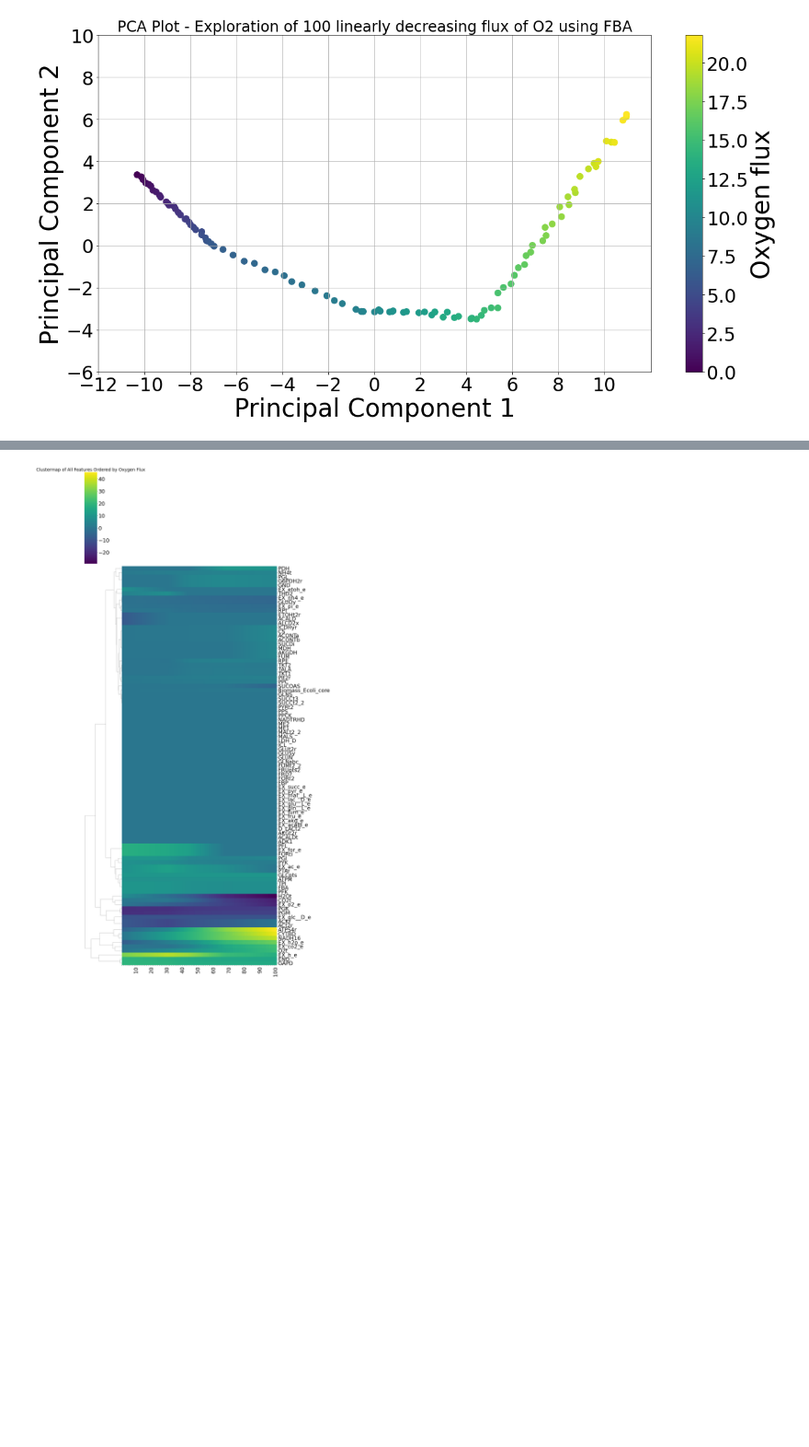
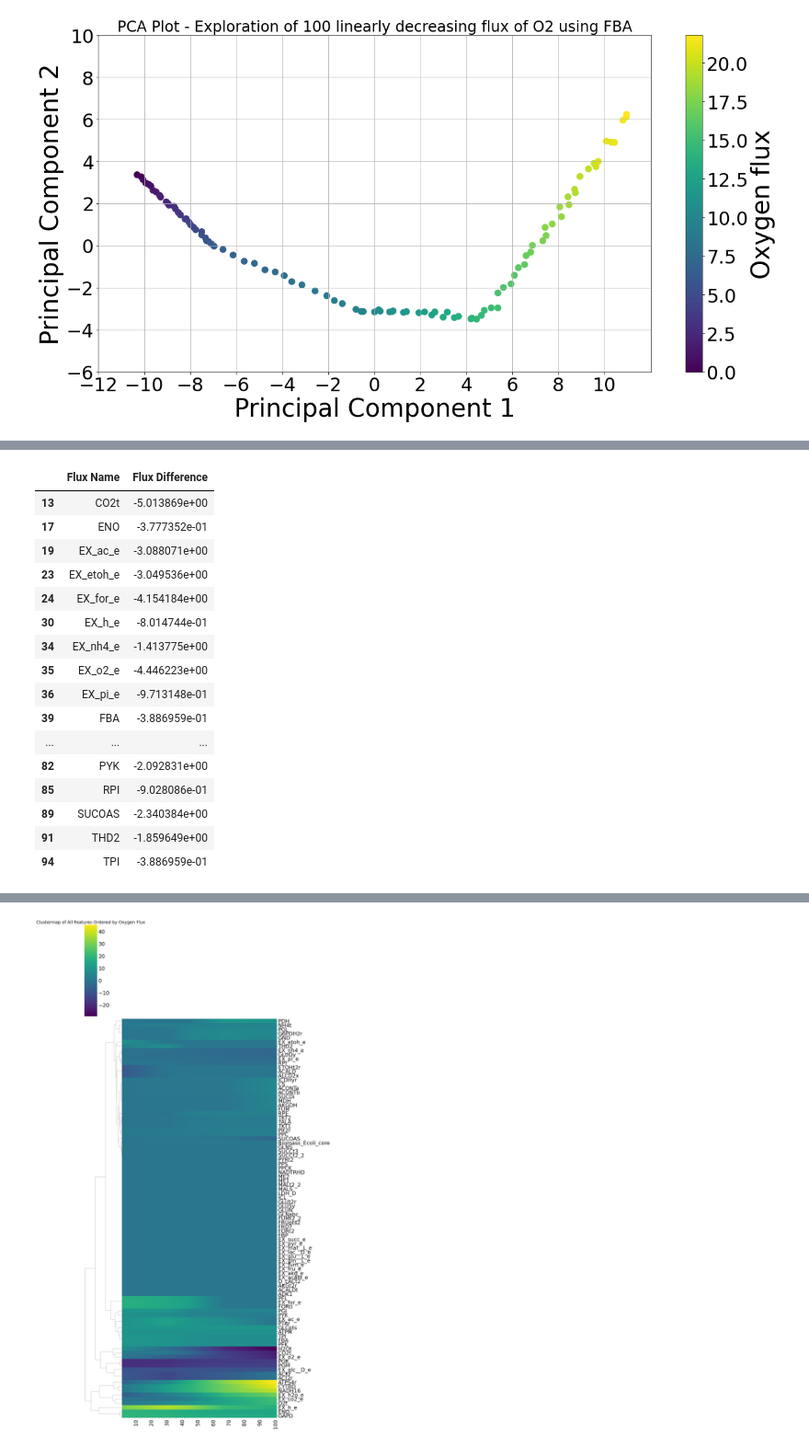
Before and after one commit to jaydeerafael/Metabolic-Trajectory-Inference, a Jupyter notebook: Metabolic_Trajectory.ipynb, the cells around one changed output, grey strips where cells are left out. Shown: that part at 92% size. Cells and saved outputs as stored; diff of their text form; code cells hidden in the pictures; blank space fills up the shorter version.

```diff
--- a/Metabolic_Trajectory.ipynb
+++ b/Metabolic_Trajectory.ipynb
@@ -193,3 +262,23 @@ matplotlib.pyplot.show()
+# %%
+negative_fluxes
+# %% [output]
+|  | Flux Name | Flux Difference |
+| 13 | CO2t | -5.013869e+00 |
+| 17 | ENO | -3.777352e-01 |
+| 19 | EX_ac_e | -3.088071e+00 |
+| 23 | EX_etoh_e | -3.049536e+00 |
+| 24 | EX_for_e | -4.154184e+00 |
+| 30 | EX_h_e | -8.014744e-01 |
+| 34 | EX_nh4_e | -1.413775e+00 |
+| 35 | EX_o2_e | -4.446223e+00 |
+| 36 | EX_pi_e | -9.713148e-01 |
+| 39 | FBA | -3.886959e-01 |
+| ... | ... | ... |
+| 82 | PYK | -2.092831e+00 |
+| 85 | RPI | -9.028086e-01 |
+| 89 | SUCOAS | -2.340384e+00 |
+| 91 | THD2 | -1.859649e+00 |
+| 94 | TPI | -3.886959e-01 |
 # %%
 loadings = pandas.DataFrame(pca.components_.T, columns = ['PC1', 'PC2'], index = df.columns)
 
```
Also changed, not shown: parts of 9 cells of this notebook.
